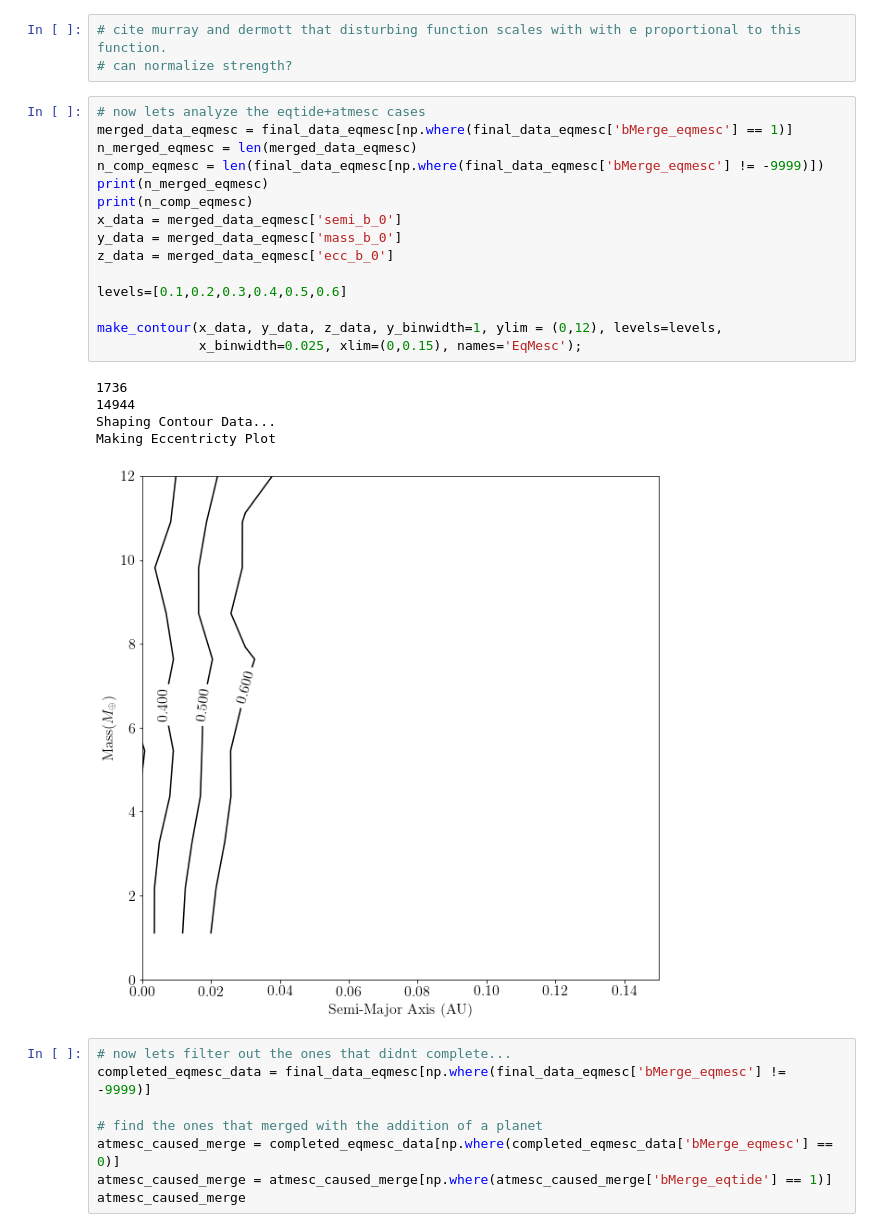
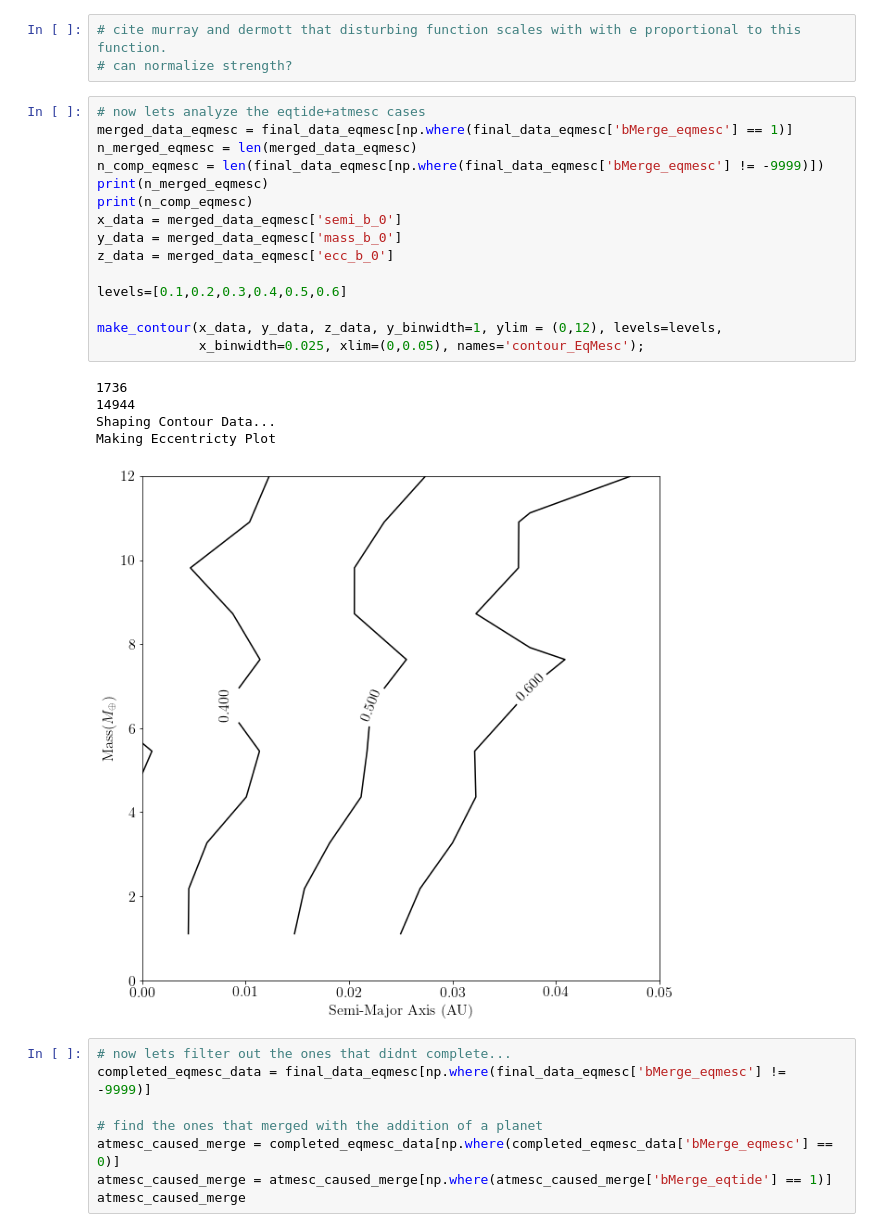
Before and after one commit to dm1681/MergingPerts, a Jupyter notebook: fig_gen.ipynb, the cells around one changed output. Cells and saved outputs as stored; diff of their text form.

```diff
--- a/fig_gen.ipynb
+++ b/fig_gen.ipynb
@@ -841,24 +757,24 @@ fig.savefig('./figs/strength_hist.png', bbox_inches='tight', dpi=300)
 # %%
 # now lets analyze the eqtide+atmesc cases
 merged_data_eqmesc = final_data_eqmesc[np.where(final_data_eqmesc['bMerge_eqmesc'] == 1)]
 n_merged_eqmesc = len(merged_data_eqmesc)
 n_comp_eqmesc = len(final_data_eqmesc[np.where(final_data_eqmesc['bMerge_eqmesc'] != -9999)])
 print(n_merged_eqmesc)
 print(n_comp_eqmesc)
 x_data = merged_data_eqmesc['semi_b_0']
 y_data = merged_data_eqmesc['mass_b_0']
 z_data = merged_data_eqmesc['ecc_b_0']
 
 levels=[0.1,0.2,0.3,0.4,0.5,0.6]
 
 make_contour(x_data, y_data, z_data, y_binwidth=1, ylim = (0,12), levels=levels,
-             x_binwidth=0.025, xlim=(0,0.15), names='EqMesc');
+             x_binwidth=0.025, xlim=(0,0.05), names='contour_EqMesc');
 # %% [output]
 1736
 14944
 Shaping Contour Data...
 Making Eccentricty Plot
-[figure, old version]
+[figure, new version]
 # %%
 # now lets filter out the ones that didnt complete...
 completed_eqmesc_data = final_data_eqmesc[np.where(final_data_eqmesc['bMerge_eqmesc'] != -9999)]
```
Also changed, not shown: parts of 15 cells of this notebook, 2 other files.
